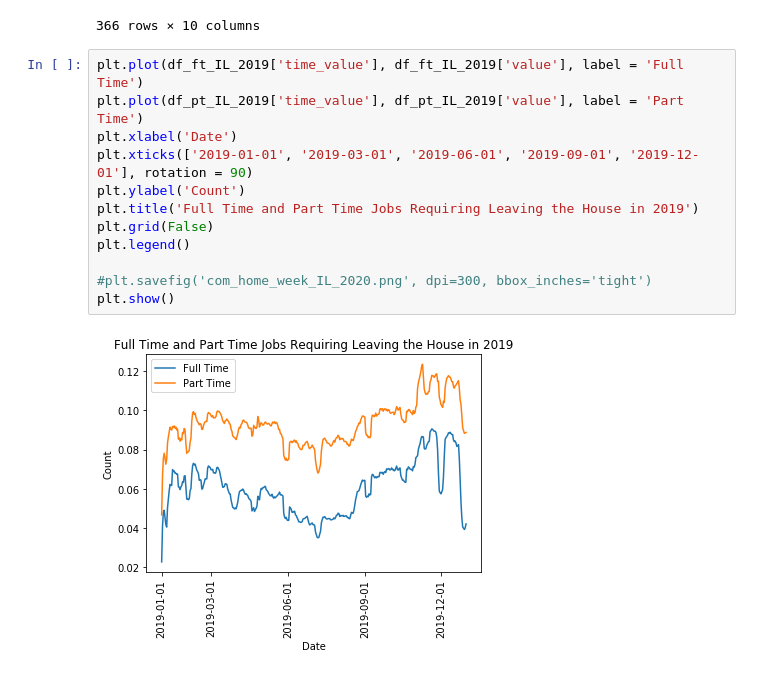
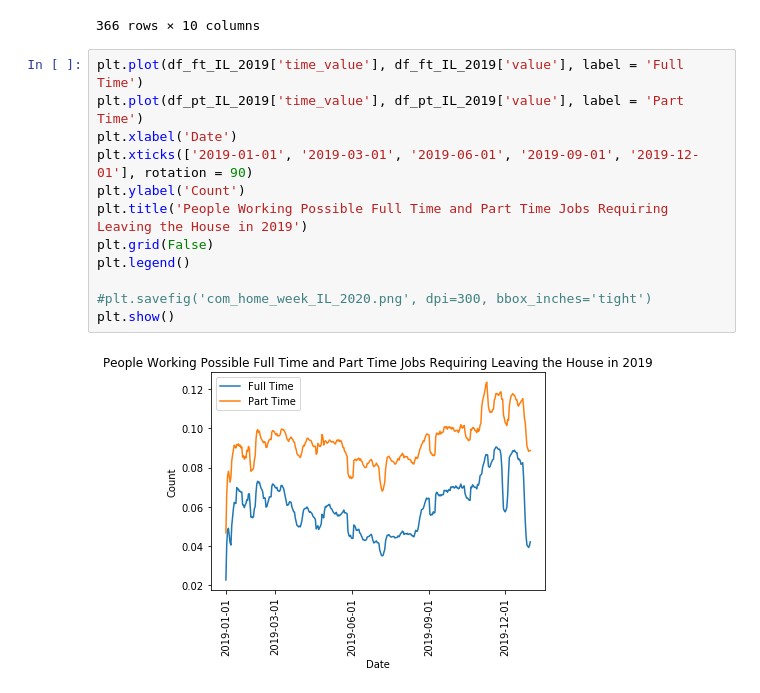
Before and after one commit to erickzli/IS597-COVID-Project, a Jupyter notebook: Kerstin's Folder/Evaluate- SafeGraph Data.ipynb, the cells around one changed output. Drawn from its saved outputs; the diff is of its cells as text.

Commit message:
Export graphs

```diff
--- a/Kerstin's Folder/Evaluate- SafeGraph Data.ipynb
+++ b/Kerstin's Folder/Evaluate- SafeGraph Data.ipynb
@@ -419,17 +419,17 @@ df_pt_IL_2020
 # %%
 plt.plot(df_ft_IL_2019['time_value'], df_ft_IL_2019['value'], label = 'Full Time')
 plt.plot(df_pt_IL_2019['time_value'], df_pt_IL_2019['value'], label = 'Part Time')
 plt.xlabel('Date')
 plt.xticks(['2019-01-01', '2019-03-01', '2019-06-01', '2019-09-01', '2019-12-01'], rotation = 90)
 plt.ylabel('Count')
-plt.title('Full Time and Part Time Jobs Requiring Leaving the House in 2019')
+plt.title('People Working Possible Full Time and Part Time Jobs Requiring Leaving the House in 2019')
 plt.grid(False)
 plt.legend()
 
 #plt.savefig('com_home_week_IL_2020.png', dpi=300, bbox_inches='tight')
 plt.show()
 # %% [output]
-[figure, old version]
+[figure, new version]
 # %%
 plt.plot(df_ft_IL_2020['time_value'], df_ft_IL_2020['value'], label = 'Full Time')
 plt.plot(df_pt_IL_2020['time_value'], df_pt_IL_2020['value'], label = 'Part Time')
```
Also changed, not shown: parts of 1 cell of this notebook, 1 other file.
